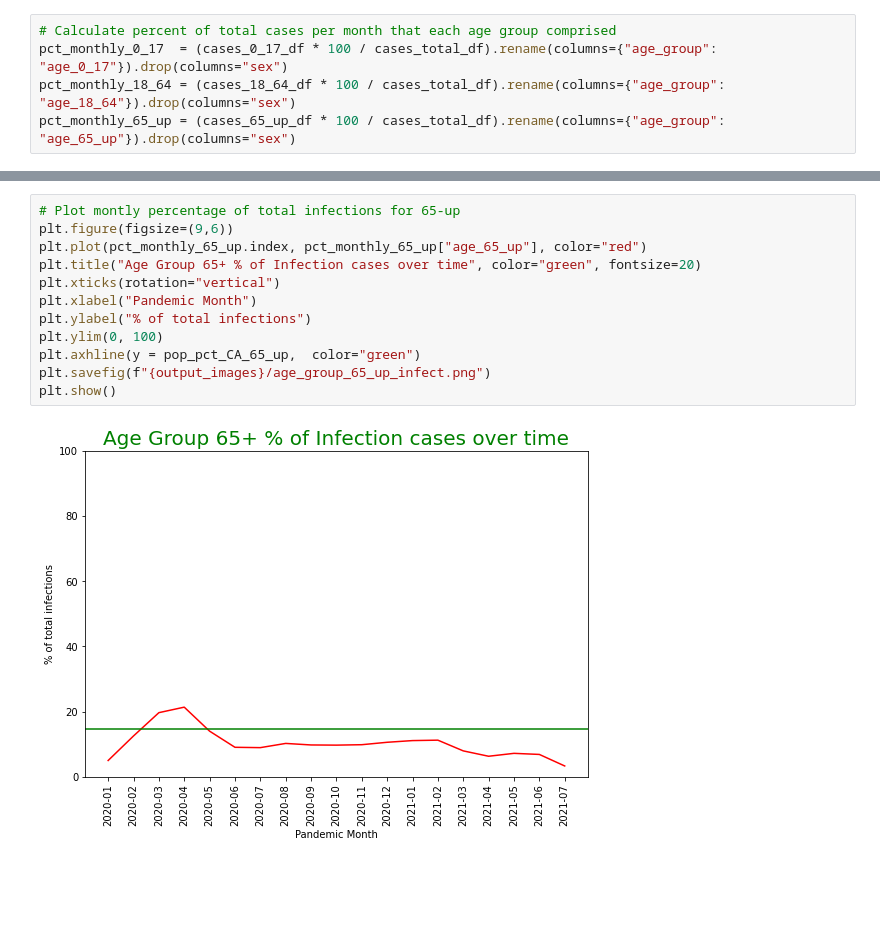
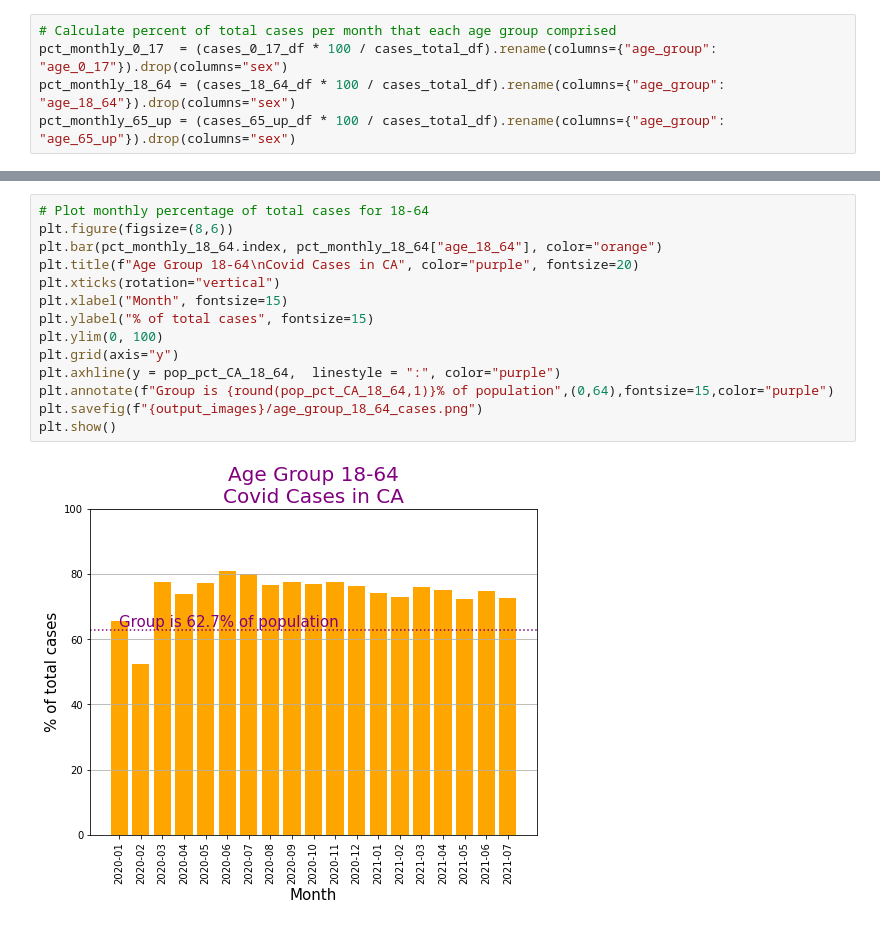
Before and after one commit to kevogil/covid-analysis, a Jupyter notebook: Notebooks/Analysis_And_Visualizations/covid_infections_by_age_group.ipynb, the cells around one changed output, grey strips where cells are left out. Drawn from its saved outputs; the diff is of its cells as text; blank space fills up the shorter version.

```diff
--- a/Notebooks/Analysis_And_Visualizations/covid_infections_by_age_group.ipynb
+++ b/Notebooks/Analysis_And_Visualizations/covid_infections_by_age_group.ipynb
@@ -212,14 +211,16 @@ plt.show()
-# %%
-# Plot montly percentage of total infections for 65-up
-plt.figure(figsize=(9,6))
-plt.plot(pct_monthly_65_up.index, pct_monthly_65_up["age_65_up"], color="red")
-plt.title("Age Group 65+ % of Infection cases over time", color="green", fontsize=20)
-plt.xticks(rotation="vertical")
-plt.xlabel("Pandemic Month")
-plt.ylabel("% of total infections")
-plt.ylim(0, 100)
-plt.axhline(y = pop_pct_CA_65_up,  color="green")
-plt.savefig(f"{output_images}/age_group_65_up_infect.png")
-plt.show()
-# %% [output]
-[figure, removed]
+# %%
+# Plot monthly percentage of total cases for 18-64
+plt.figure(figsize=(8,6))
+plt.bar(pct_monthly_18_64.index, pct_monthly_18_64["age_18_64"], color="orange")
+plt.title(f"Age Group 18-64\nCovid Cases in CA", color="purple", fontsize=20)
+plt.xticks(rotation="vertical")
+plt.xlabel("Month", fontsize=15)
+plt.ylabel("% of total cases", fontsize=15)
+plt.ylim(0, 100)
+plt.grid(axis="y")
+plt.axhline(y = pop_pct_CA_18_64,  linestyle = ":", color="purple")
+plt.annotate(f"Group is {round(pop_pct_CA_18_64,1)}% of population",(0,64),fontsize=15,color="purple")
+plt.savefig(f"{output_images}/age_group_18_64_cases.png")
+plt.show()
+# %% [output]
+[figure, added]
```
Also changed, not shown: parts of 26 cells of this notebook, 16 other files.
